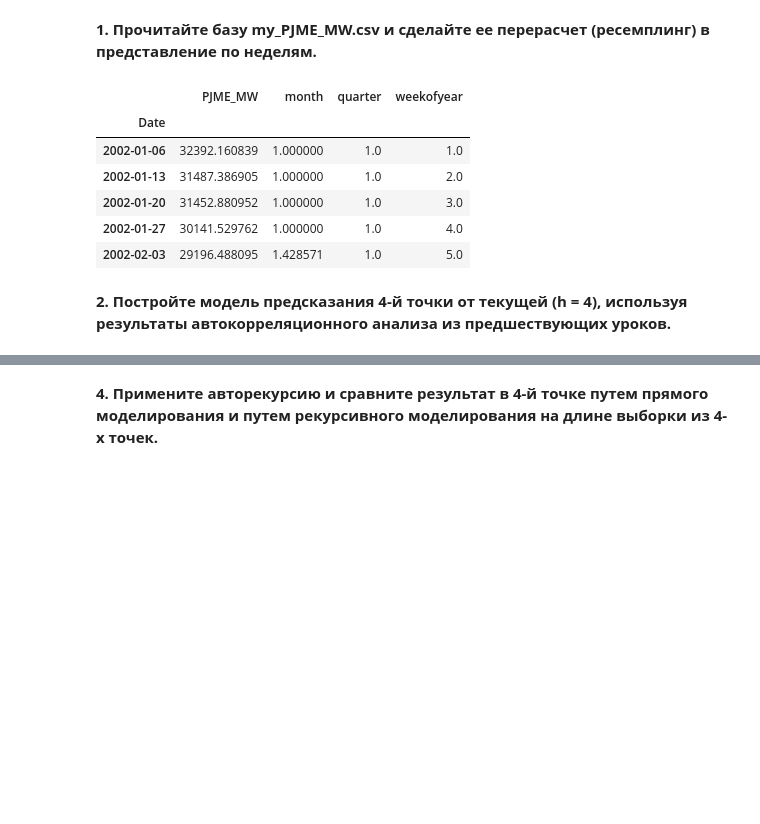
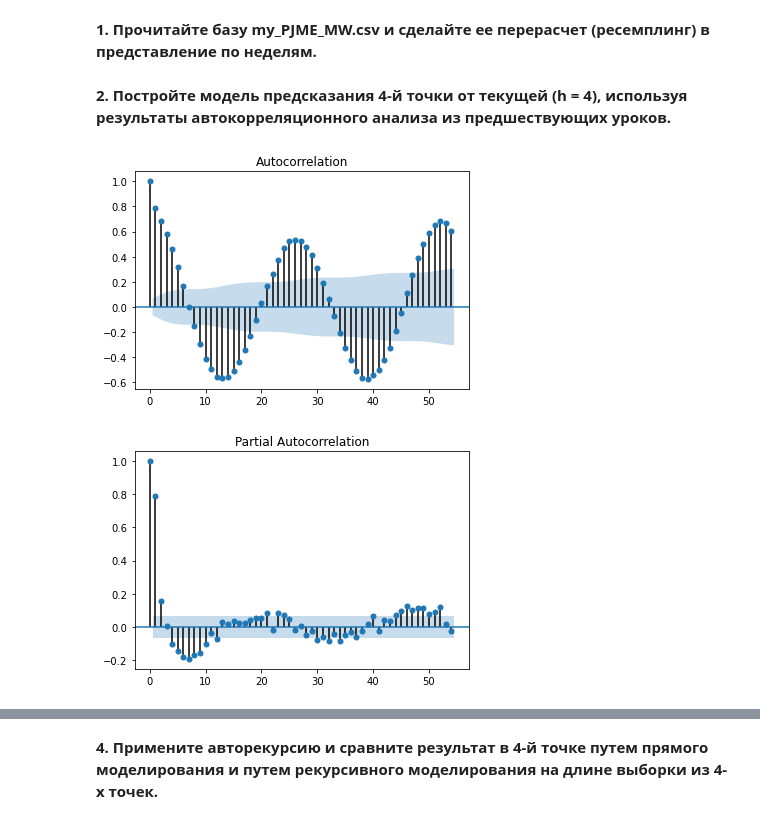
Before and after one commit to AltLumad/GeekBrains, a Jupyter notebook: Data_Science_for_business/04/04.ipynb, the cells around one changed output, grey strips where cells are left out. Cells and saved outputs as stored; diff of their text form; code cells hidden in the pictures; blank space fills up the shorter version.

```diff
--- a/Data_Science_for_business/04/04.ipynb
+++ b/Data_Science_for_business/04/04.ipynb
@@ -24,18 +24,16 @@ data = pd.read_csv('../lesson4/my_PJME_MW.csv', index_col=[0], parse_dates=[0])
 data_w = data.resample('W').mean()
 data_w.drop(columns=['year', 'hour','dayofweek','dayofmonth', 'dayofyear',
                      'is_holiday', 'is_prev_holiday', 'is_next_holiday'], axis=1,inplace=True)
-# %%
-data_w.head()
-# %% [output]
-|  | PJME_MW | month | quarter | weekofyear |
-| Date |  |  |  |  |
-| 2002-01-06 | 32392.160839 | 1.000000 | 1.0 | 1.0 |
-| 2002-01-13 | 31487.386905 | 1.000000 | 1.0 | 2.0 |
-| 2002-01-20 | 31452.880952 | 1.000000 | 1.0 | 3.0 |
-| 2002-01-27 | 30141.529762 | 1.000000 | 1.0 | 4.0 |
-| 2002-02-03 | 29196.488095 | 1.428571 | 1.0 | 5.0 |
 # %% [markdown]
 __2. Постройте модель предсказания 4-й точки от текущей (h = 4), используя результаты автокорреляционного анализа из предшествующих уроков.__
+# %%
+sm.graphics.tsa.plot_acf(data_w['PJME_MW'].values, lags=54)
+plt.show()
+sm.graphics.tsa.plot_pacf(data_w['PJME_MW'].values, lags=54)
+plt.show()
+# %% [output]
+[figure, added]
+[figure, added]
 # %%
 first_diff =np.array(data_w.iloc[1:,0].values - data_w.iloc[:-1,0].values).astype('float32')
 data_w['diff1'] = 0.0
```
Also changed, not shown: parts of 41 cells of this notebook.
